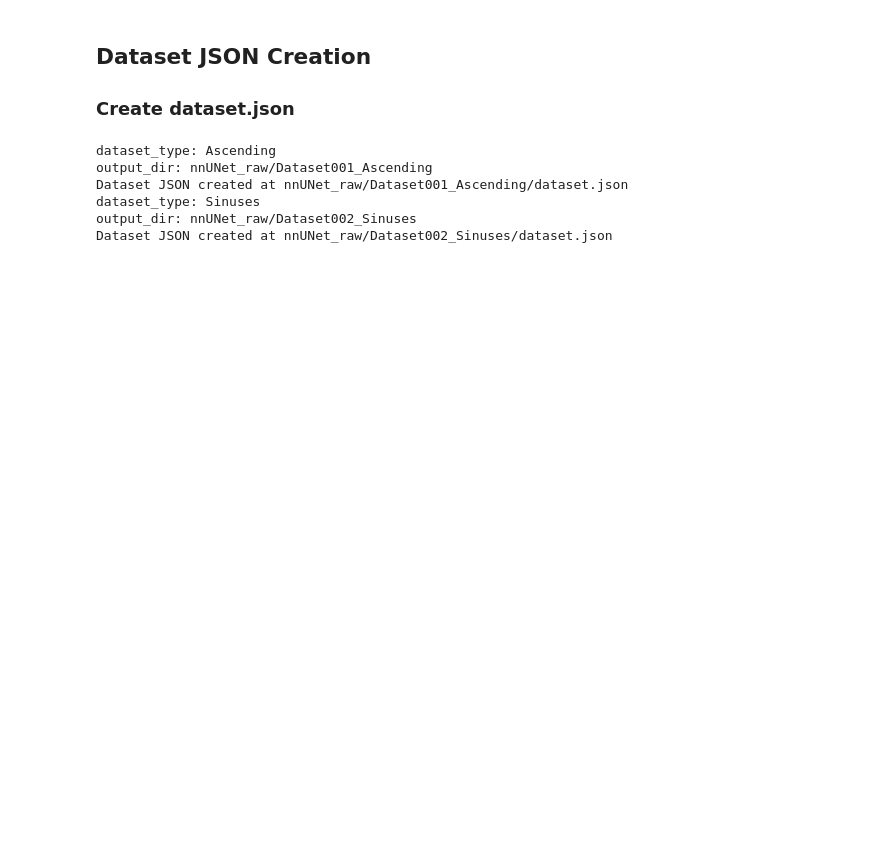
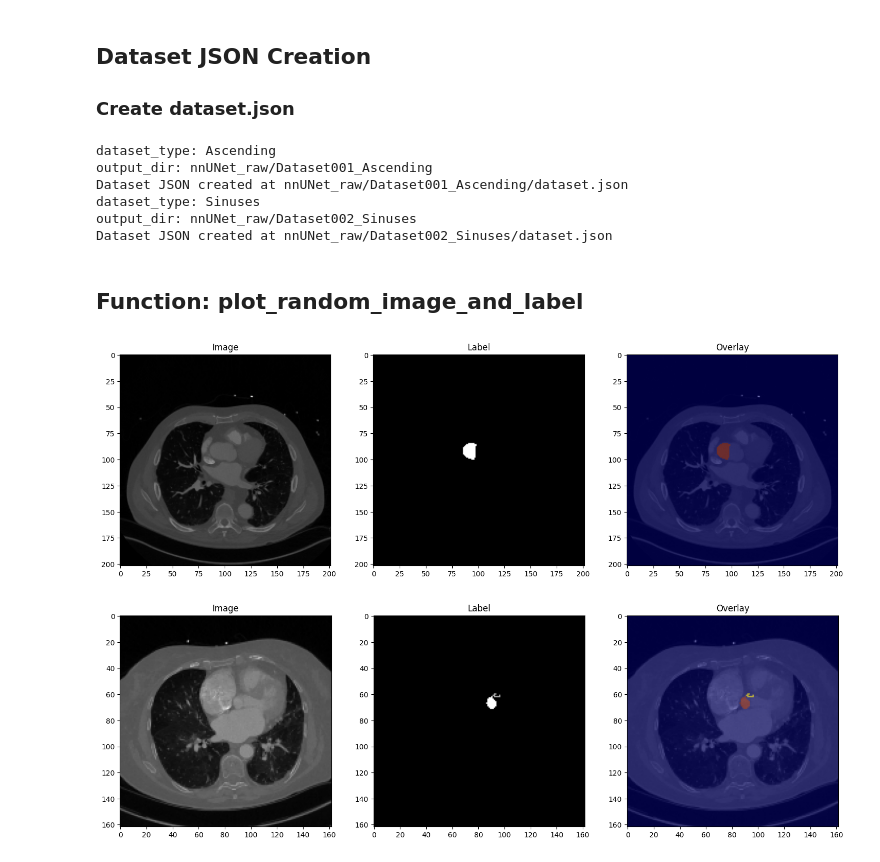
Before and after one commit to hongwei-cai/RapidAoV, a Jupyter notebook: data_preparation.ipynb, the cells around one changed output. Saved outputs shown, nothing was run; the diff lists cells and outputs as text; code cells hidden in the pictures; blank space fills up the shorter version.

```diff
--- a/data_preparation.ipynb
+++ b/data_preparation.ipynb
@@ -318,5 +376,62 @@ Dataset JSON created at nnUNet_raw/Dataset001_Ascending/dataset.json
 dataset_type: Sinuses
 output_dir: nnUNet_raw/Dataset002_Sinuses
 Dataset JSON created at nnUNet_raw/Dataset002_Sinuses/dataset.json
+# %% [markdown]
+## Function: plot_random_image_and_label
+# %%
+def plot_random_image_and_label(dataset_type):
+    # Define the directories for resampled images and labels
+    images_dir = "LSS/ECE5995_AorticWall/Workplace_VincentCai/Resampled/Common_2mm_images"
+    labels_dir = f"LSS/ECE5995_AorticWall/Workplace_VincentCai/Resampled/{dataset_type}_2mm_labels"
+
+    # Get a list of all image files in the images directory
+    image_files = [f for f in os.listdir(images_dir) if f.endswith(".nii.gz")]
+
+    # Randomly select one image file
+    random_image_file = random.choice(image_files)
+
+    # Construct the corresponding label file path
+    label_file = random_image_file.replace(".nii.gz", f"_{dataset_type}.nii.gz")
+
+    # Read the image and label using SimpleITK
+    image_path = os.path.join(images_dir, random_image_file)
+    label_path = os.path.join(labels_dir, label_file)
+
+    image = sitk.ReadImage(image_path)
+    label = sitk.ReadImage(label_path)
+
+    # Ensure the origin, spacing, and direction are consistent
+    label.SetOrigin(image.GetOrigin())
+    label.SetSpacing(image.GetSpacing())
+    label.SetDirection(image.GetDirection())
+
+    # Convert the images to numpy arrays for plotting
+    image_array = sitk.GetArrayFromImage(image)
+    label_array = sitk.GetArrayFromImage(label)
+
+    # Plot the image and label side by side
+    fig, axes = plt.subplots(1, 3, figsize=(18, 6))
+
+    axes[0].imshow(image_array[image_array.shape[0] // 2], cmap="gray")
+    axes[0].set_title("Image")
+
+    axes[1].imshow(label_array[label_array.shape[0] // 2], cmap="gray")
+    axes[1].set_title("Label")
+
+    # Plot overlay
+    axes[2].imshow(image_array[image_array.shape[0] // 2], cmap="gray")
+    axes[2].imshow(label_array[label_array.shape[0] // 2], cmap="jet", alpha=0.5)
+    axes[2].set_title("Overlay")
+
+    plt.show()
+
+# Call the function to plot a random image and its corresponding label for Ascending dataset
+plot_random_image_and_label(ascending)
+
+# Call the function to plot a random image and its corresponding label for Sinuses dataset
+plot_random_image_and_label(sinuses)
+# %% [output]
+[figure, added]
+[figure, added]
 # %% [markdown]
 ## Summary and Next Steps
```
Also changed, not shown: parts of 8 cells of this notebook, 2 other files.
